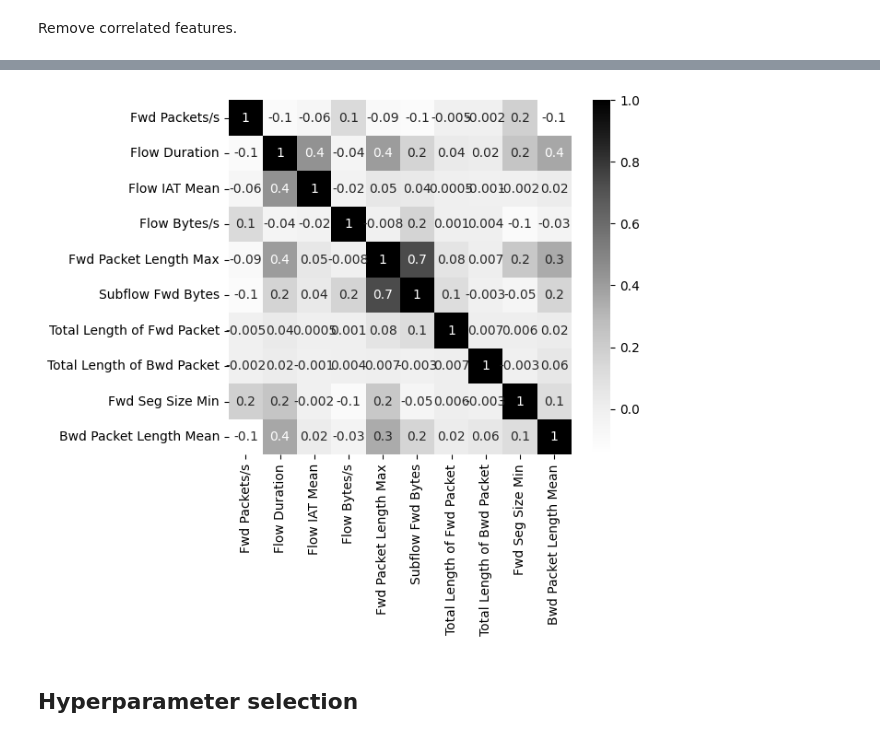
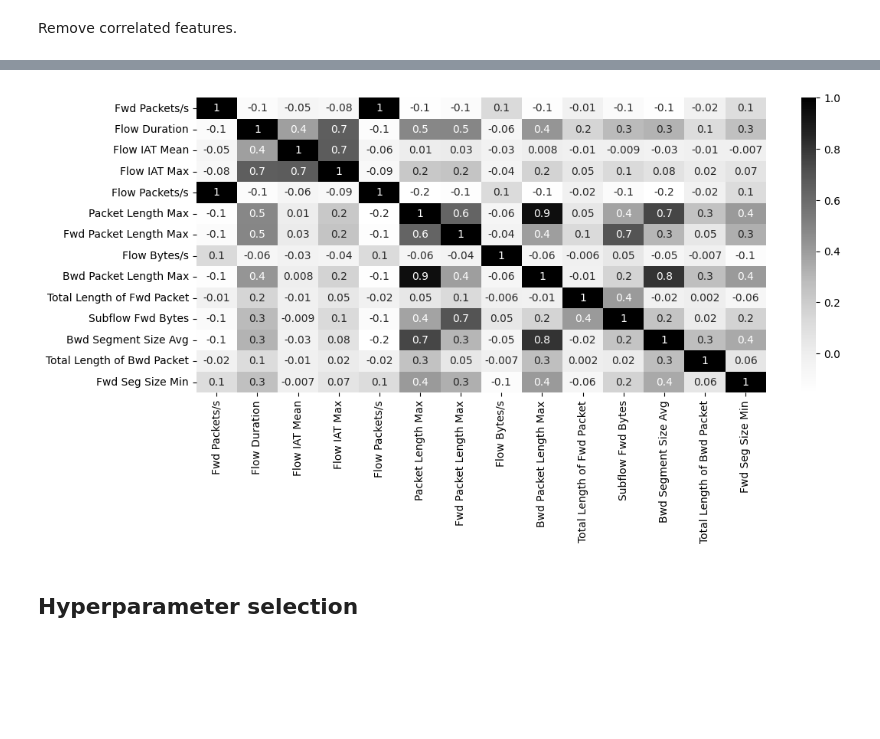
Before and after one commit to parmigggiana/ml-ids, a Jupyter notebook: IDS_CICIDS2017.ipynb, the cells around one changed output, grey strips where cells are left out. Saved outputs shown, nothing was run; the diff lists cells and outputs as text; code cells hidden in the pictures; blank space fills up the shorter version.

```diff
--- a/IDS_CICIDS2017.ipynb
+++ b/IDS_CICIDS2017.ipynb
@@ -223,4 +217,4 @@ If necessary, we will work with our own dataset.
 7 features (Flow ID, Source IP, Source Port, Destination IP, Destination Port, Protocol, Timestamp) are excluded from the dataset. The hypothesis is that the "shape" of the data being transmitted is more important than these attributes. In addition, ports and addresses can be substituted by an attacker, so it is better that the ML algorithm does not take these features into account in training [Kostas2018].
 # %%
 excluded = ['Flow ID', 'Src IP', 'Src Port', 'Dst IP', 'Dst Port', 'Protocol', 'Timestamp']
-df = df.drop(columns=excluded, errors='ignore')
+df = df.drop(columns=excluded)
@@ -399,7 +362,8 @@ importances = rf.feature_importances_
 indices = np.argsort(importances)[::-1]
 webattack_features = []
 
-for index, i in enumerate(indices[:20]):
-    webattack_features.append(features[i])
-    print('{}.\t#{}\t{:.3f}\t{}'.format(index + 1, i, importances[i], features[i]))
+for index, i in enumerate(indices):
+    if importances[i] >= 0.01:
+      webattack_features.append(features[i])
+    print(f'{index+1}. \t #{i} \t {importances[i]:.3f} \t {features[i]}')
 # %% [output]
@@ -460,4 +406,0 @@ Next, for experiments, we keep the first max_features of features with maximum i
-# %%
-max_features = 20
-webattack_features = webattack_features[:max_features]
-webattack_features
@@ -544,7 +424,5 @@ plt.savefig('corr_heatmap.png', dpi=300, bbox_inches='tight')
 # %% [markdown]
 Remove correlated features.
 # %%
-to_be_removed = {'Flow Packets/s', 'Flow IAT Max', 'Packet Length Mean', 'Fwd Segment Size Avg', 'Fwd Packet Length Mean', 'Average Packet Size', 'Bwd Packet Length Max', 'Bwd Segment Size Avg', 'Packet Length Max'}
+to_be_removed = {'Packet Length Mean', 'Fwd Segment Size Avg', 'Fwd Packet Length Mean', 'Average Packet Size', 'Fwd Packet Length Mean', 'Bwd Packet Length Mean', 'Average Packet size'}
 webattack_features = [item for item in webattack_features if item not in to_be_removed]
-webattack_features = webattack_features[:10]
-webattack_features
@@ -562,9 +429,9 @@ webattack_features
 # %%
 corr_matrix = df[webattack_features].corr()
-plt.rcParams['figure.figsize'] = (6, 5)
+plt.rcParams['figure.figsize'] = (12, 5)
 sns.heatmap(corr_matrix, annot=True, fmt='.1g', cmap='Greys');
 # %% [output]
-[figure, old version]
+[figure, new version]
 # %% [markdown]
 ## Hyperparameter selection
 # %% [markdown]
```
Also changed, not shown: parts of 67 cells of this notebook.
